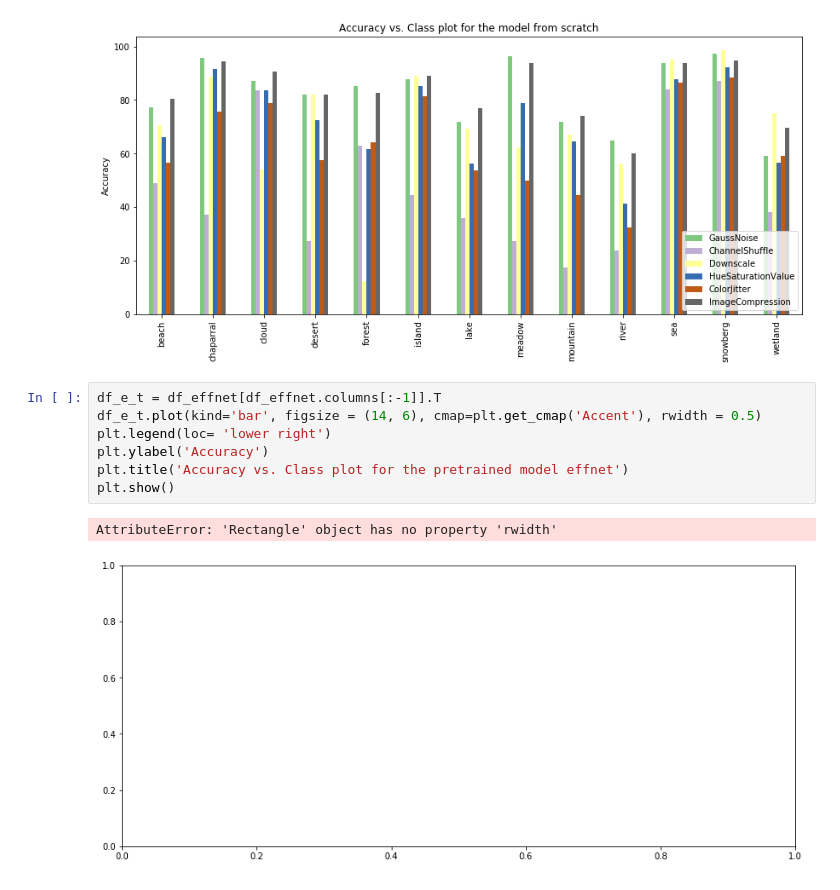
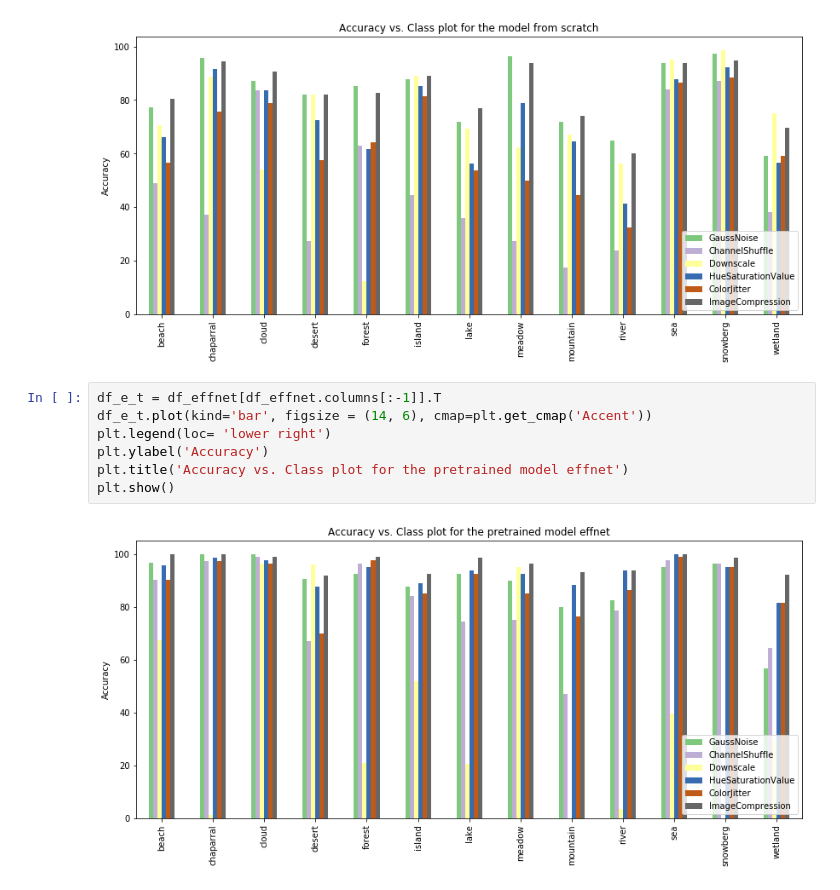
Before and after one commit to kentrachmat/HoML, a Jupyter notebook: code/model_error_analysis.ipynb, the cells around one changed output. Cells and saved outputs as stored; diff of their text form.

```diff
--- a/code/model_error_analysis.ipynb
+++ b/code/model_error_analysis.ipynb
@@ -191,11 +191,10 @@ plt.show()
 [figure]
 # %%
 df_e_t = df_effnet[df_effnet.columns[:-1]].T
-df_e_t.plot(kind='bar', figsize = (14, 6), cmap=plt.get_cmap('Accent'), rwidth = 0.5)
+df_e_t.plot(kind='bar', figsize = (14, 6), cmap=plt.get_cmap('Accent'))
 plt.legend(loc= 'lower right')
 plt.ylabel('Accuracy')
 plt.title('Accuracy vs. Class plot for the pretrained model effnet')
 plt.show()
 # %% [output]
-AttributeError: 'Rectangle' object has no property 'rwidth'
-[figure, old version]
+[figure, new version]
```
